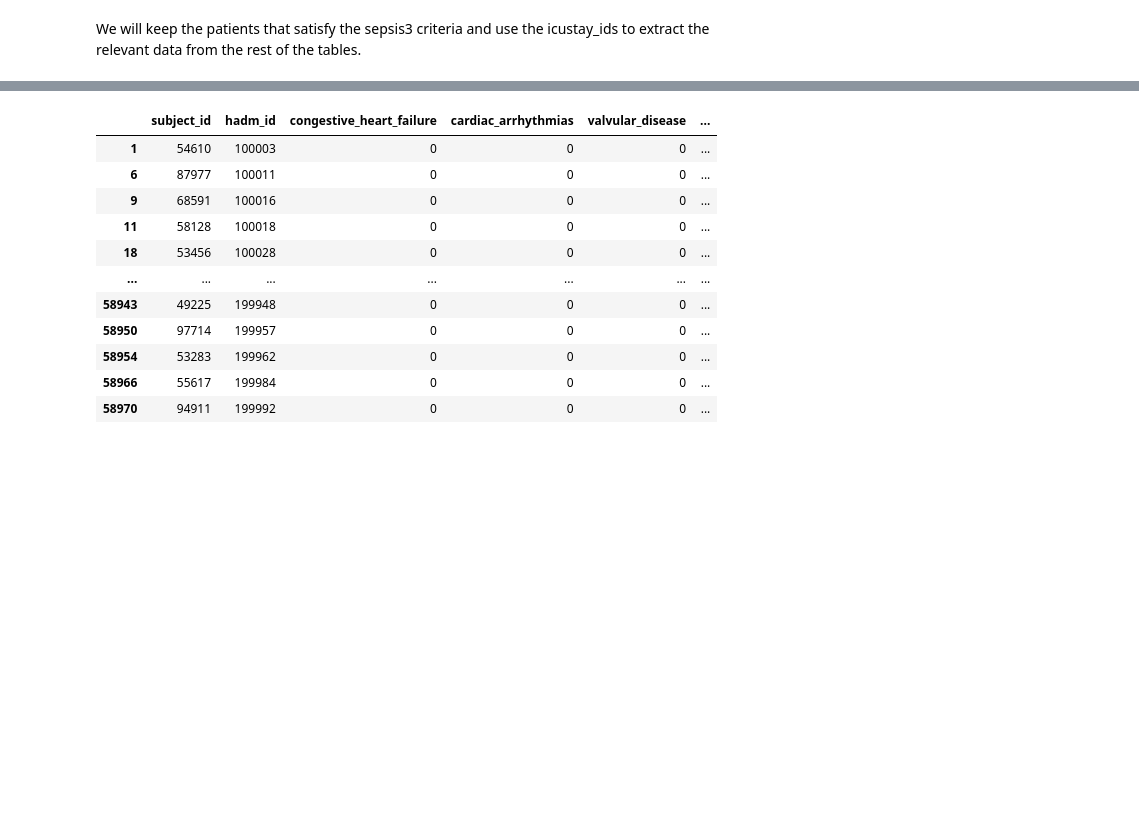
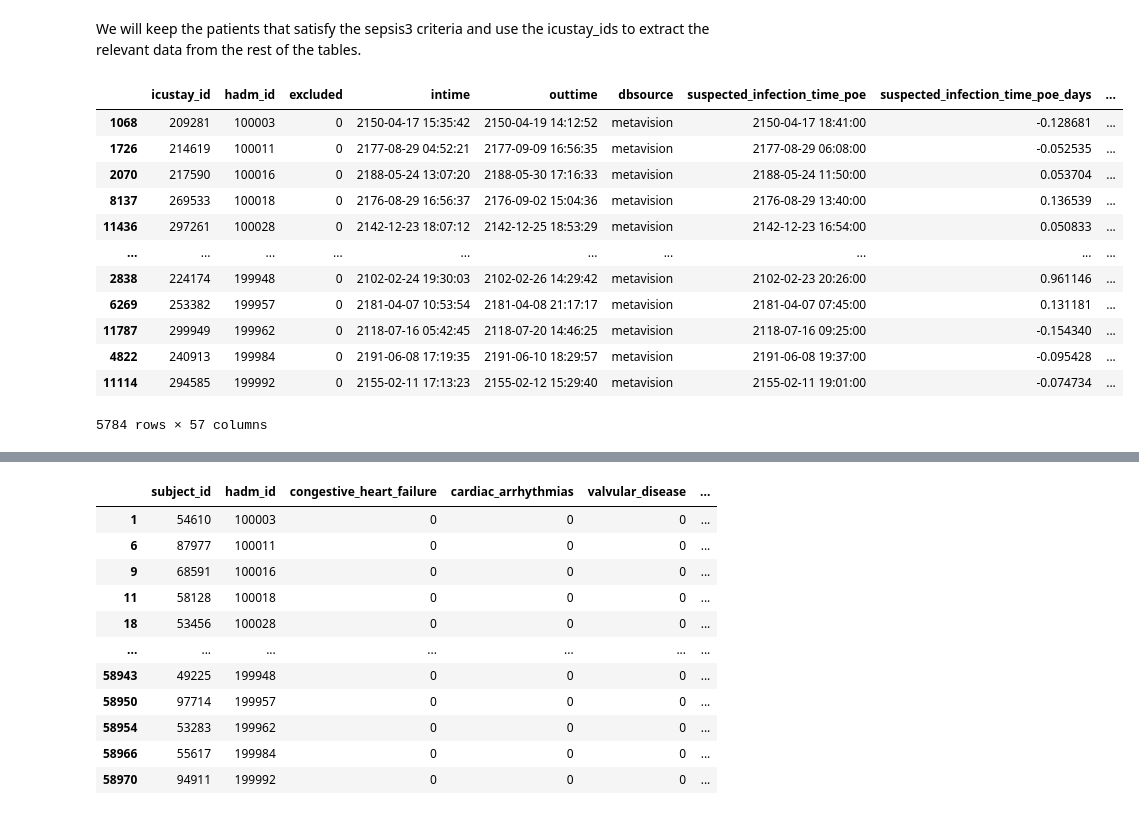
Before and after one commit to MariaBampaAI/patient_clustering_EHR, a Jupyter notebook: sepsis3_queries/sepsis-3-get-data.ipynb, the cells around one changed output, grey strips where cells are left out. Saved outputs shown, nothing was run; the diff lists cells and outputs as text; code cells hidden in the pictures; blank space fills up the shorter version.

```diff
--- a/sepsis3_queries/sepsis-3-get-data.ipynb
+++ b/sepsis3_queries/sepsis-3-get-data.ipynb
@@ -475,6 +451,22 @@ df.head()
 We will keep the patients that satisfy the sepsis3 criteria and use the icustay_ids to extract the relevant data from the rest of the tables.
 # %%
 sepsis3 = df[df['sepsis-3'] == 1]
-sepsis3 = sepsis3.sort_values(['icustay_id', 'intime'])
+sepsis3 = sepsis3.sort_values(['hadm_id', 'intime'])
 
-sepsis3.to_csv(os.path.join(data_path, 'sepsis-df-3.csv'),sep=',',index=False)
+#sepsis3.to_csv(os.path.join(data_path, 'sepsis-df-3.csv'),sep=',',index=False)
+
+sepsis3
+# %% [output]
+|  | icustay_id | hadm_id | excluded | intime | outtime | dbsource | suspected_infection_time_poe | suspected_infection_time_poe_days | ... |
+| 1068 | 209281 | 100003 | 0 | 2150-04-17 15:35:42 | 2150-04-19 14:12:52 | metavision | 2150-04-17 18:41:00 | -0.128681 | ... |
+| 1726 | 214619 | 100011 | 0 | 2177-08-29 04:52:21 | 2177-09-09 16:56:35 | metavision | 2177-08-29 06:08:00 | -0.052535 | ... |
+| 2070 | 217590 | 100016 | 0 | 2188-05-24 13:07:20 | 2188-05-30 17:16:33 | metavision | 2188-05-24 11:50:00 | 0.053704 | ... |
+| 8137 | 269533 | 100018 | 0 | 2176-08-29 16:56:37 | 2176-09-02 15:04:36 | metavision | 2176-08-29 13:40:00 | 0.136539 | ... |
+| 11436 | 297261 | 100028 | 0 | 2142-12-23 18:07:12 | 2142-12-25 18:53:29 | metavision | 2142-12-23 16:54:00 | 0.050833 | ... |
+| ... | ... | ... | ... | ... | ... | ... | ... | ... | ... |
+| 2838 | 224174 | 199948 | 0 | 2102-02-24 19:30:03 | 2102-02-26 14:29:42 | metavision | 2102-02-23 20:26:00 | 0.961146 | ... |
+| 6269 | 253382 | 199957 | 0 | 2181-04-07 10:53:54 | 2181-04-08 21:17:17 | metavision | 2181-04-07 07:45:00 | 0.131181 | ... |
+| 11787 | 299949 | 199962 | 0 | 2118-07-16 05:42:45 | 2118-07-20 14:46:25 | metavision | 2118-07-16 09:25:00 | -0.154340 | ... |
+| 4822 | 240913 | 199984 | 0 | 2191-06-08 17:19:35 | 2191-06-10 18:29:57 | metavision | 2191-06-08 19:37:00 | -0.095428 | ... |
+| 11114 | 294585 | 199992 | 0 | 2155-02-11 17:13:23 | 2155-02-12 15:29:40 | metavision | 2155-02-11 19:01:00 | -0.074734 | ... |
+5784 rows × 57 columns
```
Also changed, not shown: parts of 9 cells of this notebook, 5 other files.
